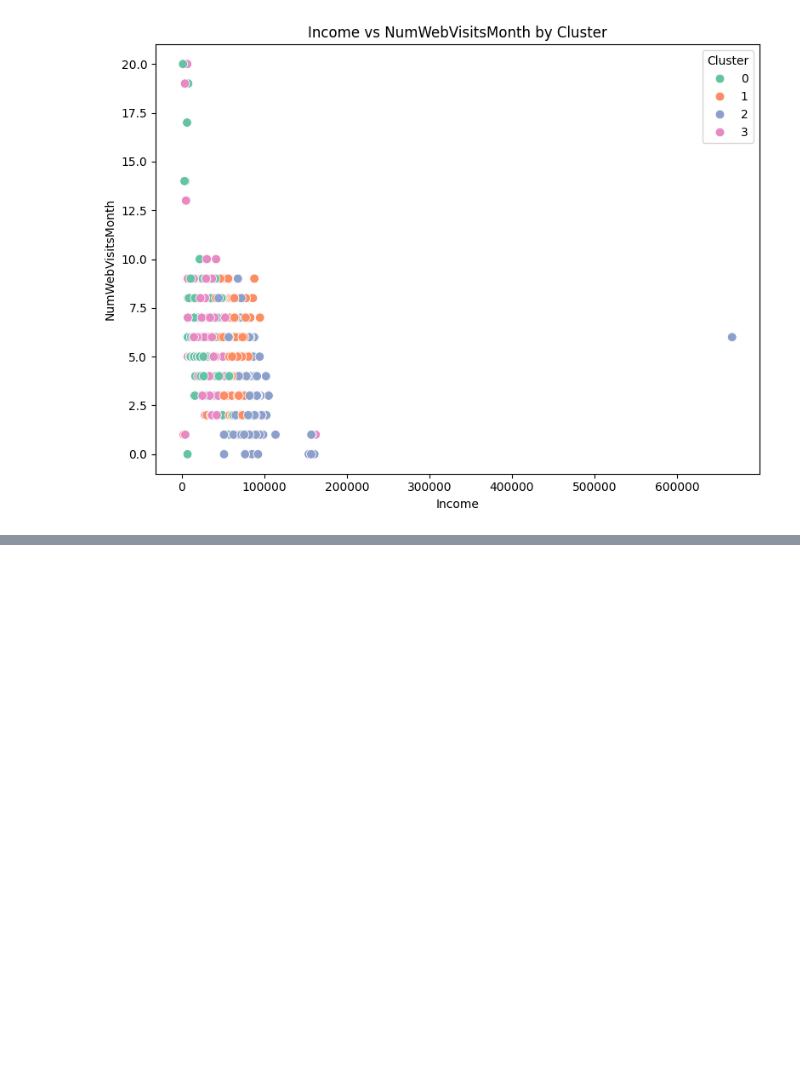
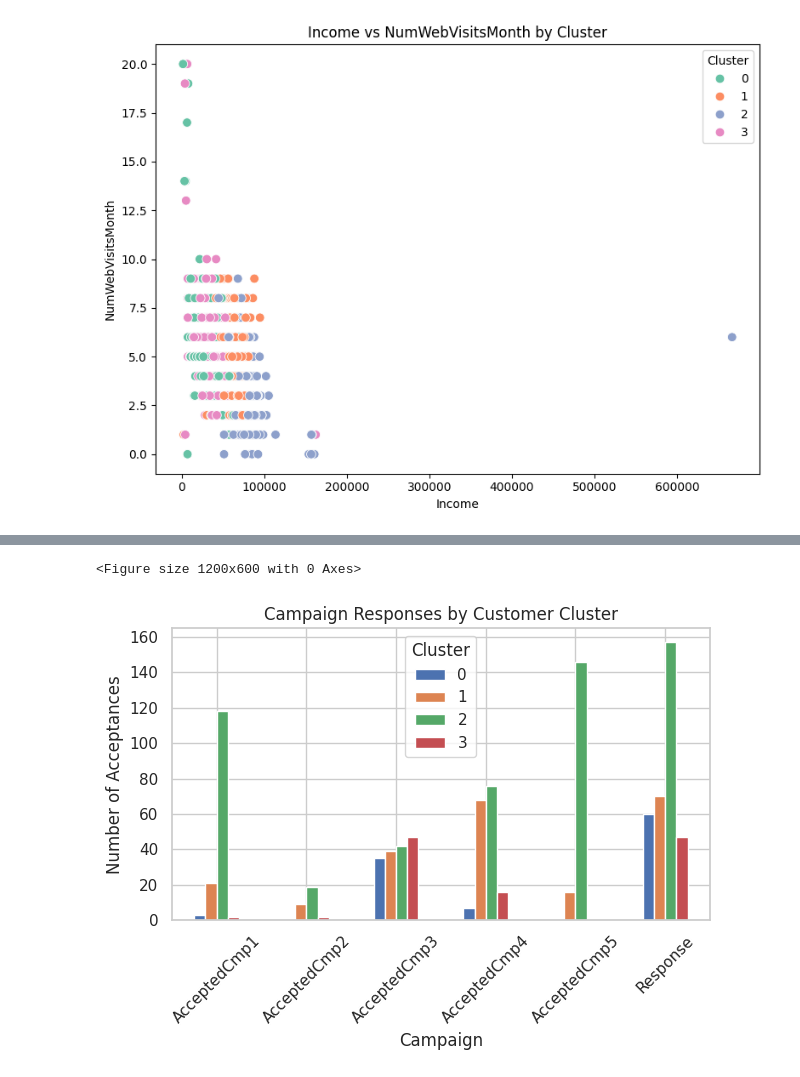
Before and after one commit to SsenogaHerman/GROUP_B_EVENING_RECESS, a Jupyter notebook: final.ipynb, the cells around one changed output, grey strips where cells are left out. Cells and saved outputs as stored; diff of their text form; code cells hidden in the pictures; blank space fills up the shorter version.

```diff
--- a/final.ipynb
+++ b/final.ipynb
@@ -836,3 +751,28 @@ findfont: Font family 'Inter' not found.
+# %%
+
+
+# List of campaign response columns
+campaigns = ['AcceptedCmp1', 'AcceptedCmp2', 'AcceptedCmp3', 'AcceptedCmp4', 'AcceptedCmp5', 'Response']
+
+# Group by Cluster and sum campaign responses
+cluster_campaigns = df3.groupby('Cluster_Engineered')[campaigns].sum().reset_index()
+
+# Set plotting style
+sns.set(style='whitegrid')
+
+# Plot each campaign response across clusters
+plt.figure(figsize=(12, 6))
+cluster_campaigns.set_index('Cluster_Engineered').T.plot(kind='bar')
+plt.title('Campaign Responses by Customer Cluster')
+plt.xlabel('Campaign')
+plt.ylabel('Number of Acceptances')
+plt.xticks(rotation=45)
+plt.legend(title='Cluster')
+plt.tight_layout()
+plt.show()
+# %% [output]
+<Figure size 1200x600 with 0 Axes>
+[figure, added]
 # %%
 # Count plot for Education
 plt.figure(figsize=(10, 6))
```
Also changed, not shown: parts of 7 cells of this notebook, 5 other files.
